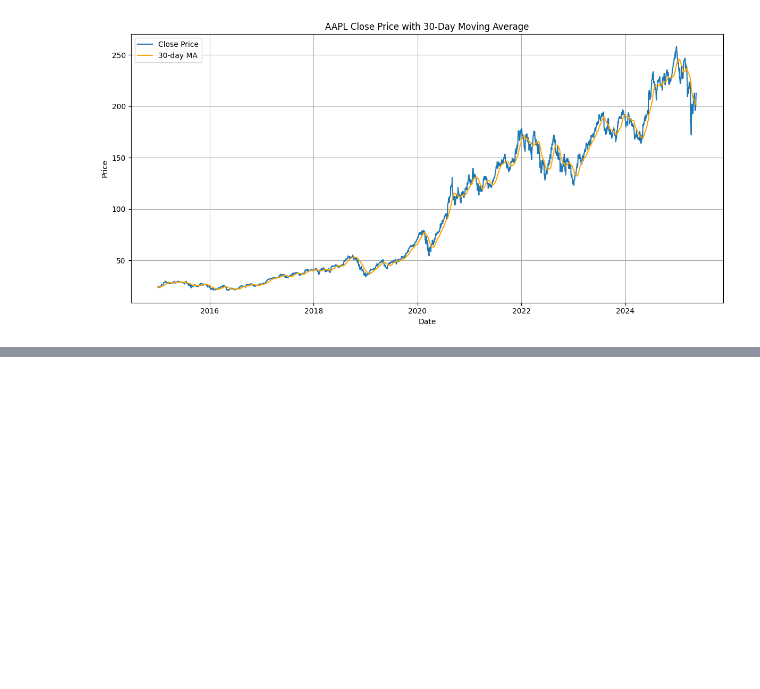
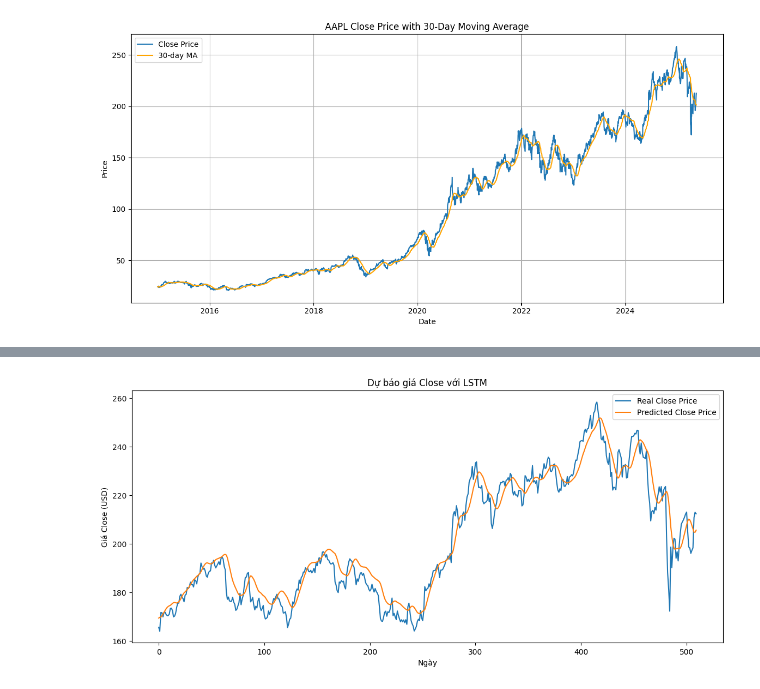
Before and after one commit to huyhuy382003/Apple_stocks_predict, a Jupyter notebook: Apple_Predict.ipynb, the cells around one changed output, grey strips where cells are left out. Cells and saved outputs as stored; diff of their text form; code cells hidden in the pictures; blank space fills up the shorter version.

Commit message:
Update model LSTM

```diff
--- a/Apple_Predict.ipynb
+++ b/Apple_Predict.ipynb
@@ -74,0 +182,16 @@ plt.show()
+# %%
+import tensorflow as tf
+from tensorflow.keras.models import Sequential
+from tensorflow.keras.layers import LSTM, Dense, Dropout
+
+model = Sequential([
+    LSTM(50, return_sequences=True, input_shape=(X_train.shape[1], 1)),
+    Dropout(0.2),
+    LSTM(50, return_sequences=False),
+    Dropout(0.2),
+    Dense(25),
+    Dense(1)
+])
+
+model.compile(optimizer='adam', loss='mean_squared_error')
+model.summary()
@@ -74,0 +218,2 @@ plt.show()
+# %%
+history = model.fit(X_train, y_train, epochs=20, batch_size=32, validation_data=(X_test, y_test))
@@ -74,0 +238,20 @@ plt.show()
+# %%
+# Dự báo
+predictions = model.predict(X_test)
+predictions = scaler.inverse_transform(predictions)
+
+# Lấy giá thật (giá Close) tương ứng test set
+real_prices = scaler.inverse_transform(y_test.reshape(-1,1))
+
+# Vẽ biểu đồ
+import matplotlib.pyplot as plt
+
+plt.figure(figsize=(14,6))
+plt.plot(real_prices, label='Real Close Price')
+plt.plot(predictions, label='Predicted Close Price')
+plt.title('Dự báo giá Close với LSTM')
+plt.xlabel('Ngày')
+plt.ylabel('Giá Close (USD)')
+plt.legend()
+plt.show()
+# %% [output]
@@ -74,0 +259 @@ plt.show()
+[figure, added]
```
Also changed, not shown: parts of 8 cells of this notebook.
